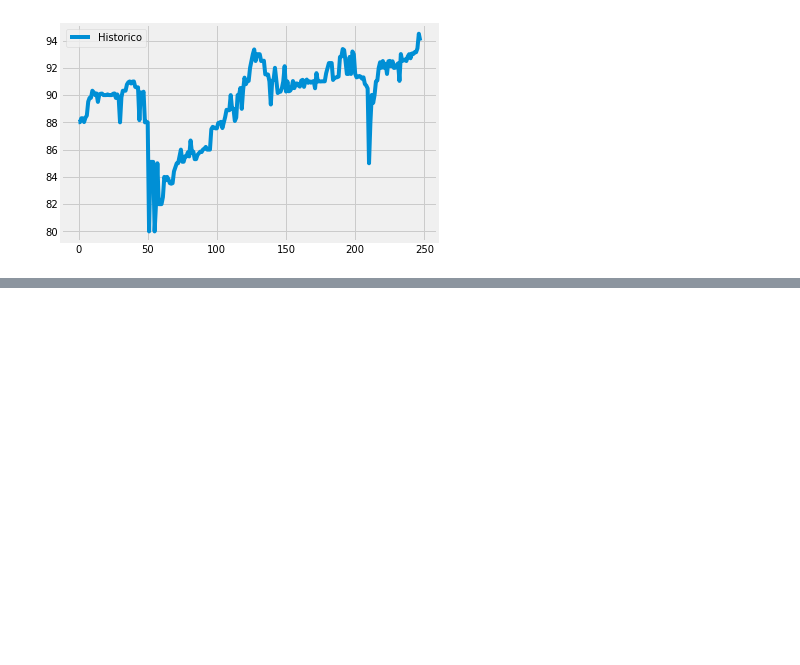
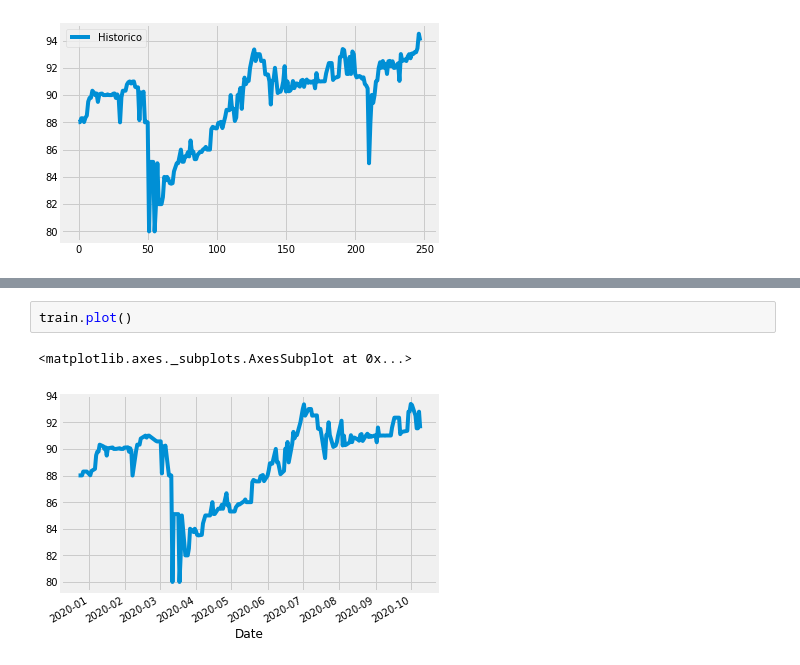
Before and after one commit to renatoreggiani/trAIding, a Jupyter notebook: python-ai-trading-pedro.ipynb, the cells around one changed output, grey strips where cells are left out. Cells and saved outputs as stored; diff of their text form; blank space fills up the shorter version.

```diff
--- a/python-ai-trading-pedro.ipynb
+++ b/python-ai-trading-pedro.ipynb
@@ -152 +196,6 @@ arima_model.summary()
+# %%
+train.plot()
+# %% [output]
+<matplotlib.axes._subplots.AxesSubplot at 0x...>
+[figure, added]
 # %%
```
Also changed, not shown: parts of 13 cells of this notebook, 4 other files.
